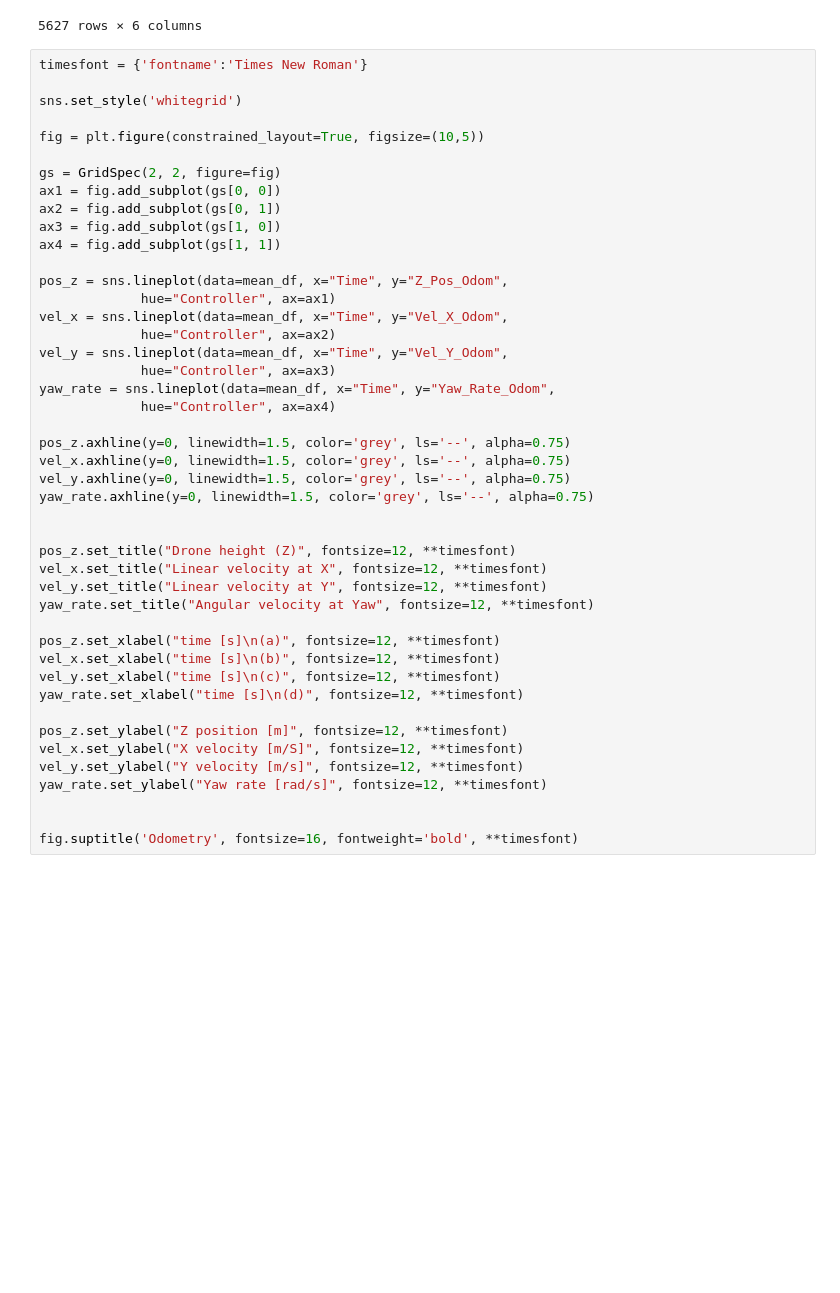
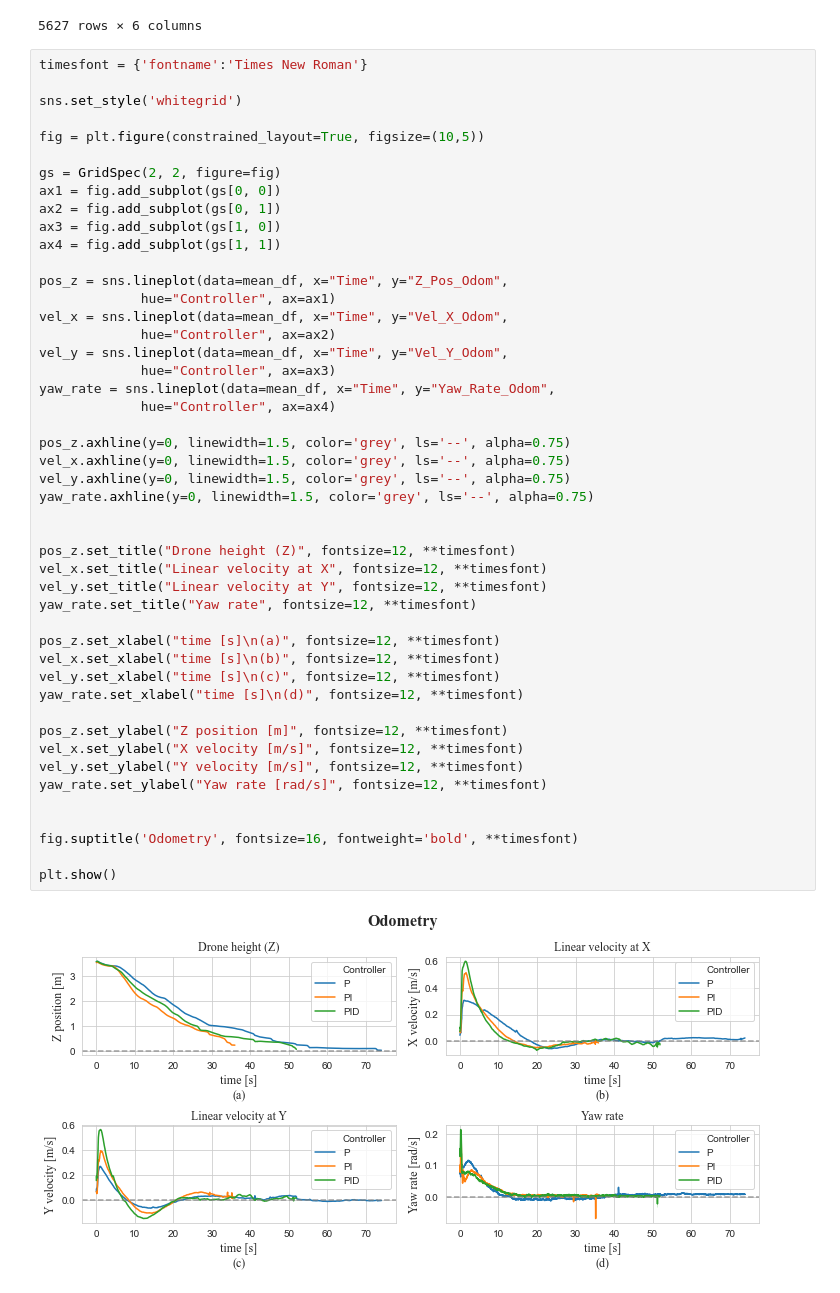
Before and after one commit to apinto25/autonomous_landing_data_analysis, a Jupyter notebook: controller_velocity_analysis.ipynb, the cells around one changed output. Drawn from its saved outputs; the diff is of its cells as text; blank space fills up the shorter version.

Commit message:
Made corrections to labels in graphs

```diff
--- a/controller_velocity_analysis.ipynb
+++ b/controller_velocity_analysis.ipynb
@@ -517,32 +517,35 @@ pos_z = sns.lineplot(data=mean_df, x="Time", y="Z_Pos_Odom",
              hue="Controller", ax=ax1)
 vel_x = sns.lineplot(data=mean_df, x="Time", y="Vel_X_Odom",
              hue="Controller", ax=ax2)
 vel_y = sns.lineplot(data=mean_df, x="Time", y="Vel_Y_Odom",
              hue="Controller", ax=ax3)
 yaw_rate = sns.lineplot(data=mean_df, x="Time", y="Yaw_Rate_Odom",
              hue="Controller", ax=ax4)
 
 pos_z.axhline(y=0, linewidth=1.5, color='grey', ls='--', alpha=0.75)
 vel_x.axhline(y=0, linewidth=1.5, color='grey', ls='--', alpha=0.75)
 vel_y.axhline(y=0, linewidth=1.5, color='grey', ls='--', alpha=0.75)
 yaw_rate.axhline(y=0, linewidth=1.5, color='grey', ls='--', alpha=0.75)
 
 
 pos_z.set_title("Drone height (Z)", fontsize=12, **timesfont)
 vel_x.set_title("Linear velocity at X", fontsize=12, **timesfont)
 vel_y.set_title("Linear velocity at Y", fontsize=12, **timesfont)
-yaw_rate.set_title("Angular velocity at Yaw", fontsize=12, **timesfont)
+yaw_rate.set_title("Yaw rate", fontsize=12, **timesfont)
 
 pos_z.set_xlabel("time [s]\n(a)", fontsize=12, **timesfont)
 vel_x.set_xlabel("time [s]\n(b)", fontsize=12, **timesfont)
 vel_y.set_xlabel("time [s]\n(c)", fontsize=12, **timesfont)
 yaw_rate.set_xlabel("time [s]\n(d)", fontsize=12, **timesfont)
 
 pos_z.set_ylabel("Z position [m]", fontsize=12, **timesfont)
-vel_x.set_ylabel("X velocity [m/S]", fontsize=12, **timesfont)
+vel_x.set_ylabel("X velocity [m/s]", fontsize=12, **timesfont)
 vel_y.set_ylabel("Y velocity [m/s]", fontsize=12, **timesfont)
 yaw_rate.set_ylabel("Yaw rate [rad/s]", fontsize=12, **timesfont)
 
 
 fig.suptitle('Odometry', fontsize=16, fontweight='bold', **timesfont)
+
+plt.show()
 # %% [output]
+[figure, new version]
```
Also changed, not shown: parts of 1 cell of this notebook, 4 other files.
